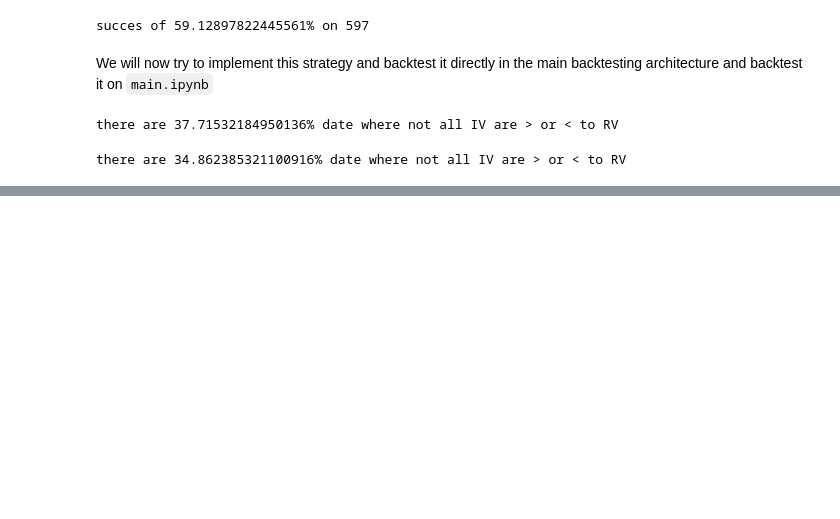
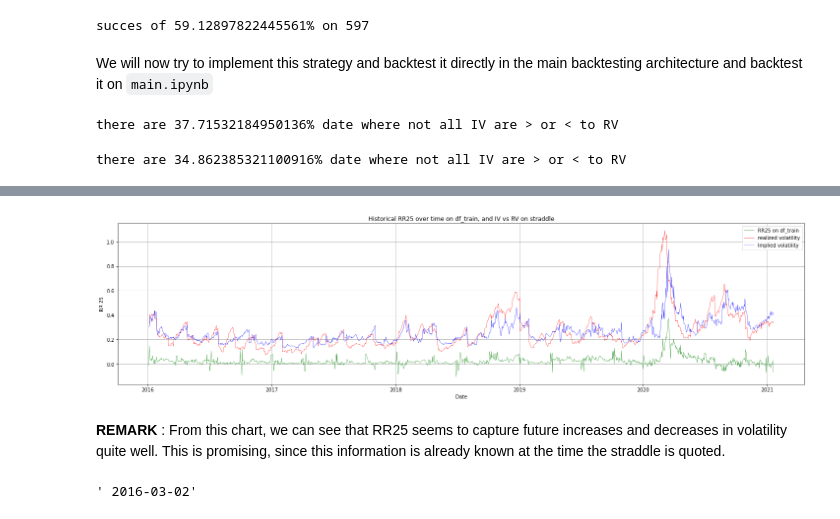
Before and after one commit to jasonTor/Alpha_Volatility_Strategy, a Jupyter notebook: exploratory_analysis2.ipynb, the cells around one changed output, grey strips where cells are left out. Cells and saved outputs as stored; diff of their text form; code cells hidden in the pictures; blank space fills up the shorter version.

```diff
--- a/exploratory_analysis2.ipynb
+++ b/exploratory_analysis2.ipynb
@@ -424,0 +596,24 @@ there are 34.862385321100916% date where not all IV are > or < to RV
+# %%
+historical_rr25_train = pd.Series(historical_rr25_train,list_date_train)
+# %%
+historical_rr25_train_filtered = historical_rr25_train.drop(missing_dates, errors = 'ignore')
+# %%
+historical_date = pd.to_datetime(historical_rr25_train_filtered.index.tolist())
+# %%
+rv_train = [df_train[df_train['Date'] == d].groupby('Date')['vol_real'].mean()[0] for d in df_train['Date'].unique().tolist()]
+iv_train = [df_train[df_train['Date'] == d].groupby('Date')['IV'].mean()[0] for d in df_train['Date'].unique().tolist()]
+# %%
+plt.figure(figsize=(25,6))
+
+plt.plot(historical_date, historical_rr25_train_filtered.tolist(), label='RR25 on df_train', color='green', linewidth=0.5)
+plt.plot(historical_date, rv_train, label='realized volatility', color='red', linewidth=0.5)
+plt.plot(historical_date, iv_train, label='Implied volatility', color='blue', linewidth=0.5)
+plt.xlabel("Date")
+plt.ylabel("RR 25")
+plt.title("Historical RR25 over time on df_train, and IV vs RV on straddle")
+plt.legend()
+plt.grid(True)
+# %% [output]
+[figure, added]
+# %% [markdown]
+**REMARK** : From this chart, we can see that RR25 seems to capture future increases and decreases in volatility quite well. This is promising, since this information is already known at the time the straddle is quoted.
@@ -424,0 +627,4 @@ there are 34.862385321100916% date where not all IV are > or < to RV
+# %%
+begin_date
+# %% [output]
+' 2016-03-02'
```
Also changed, not shown: parts of 55 cells of this notebook, 6 other files.
